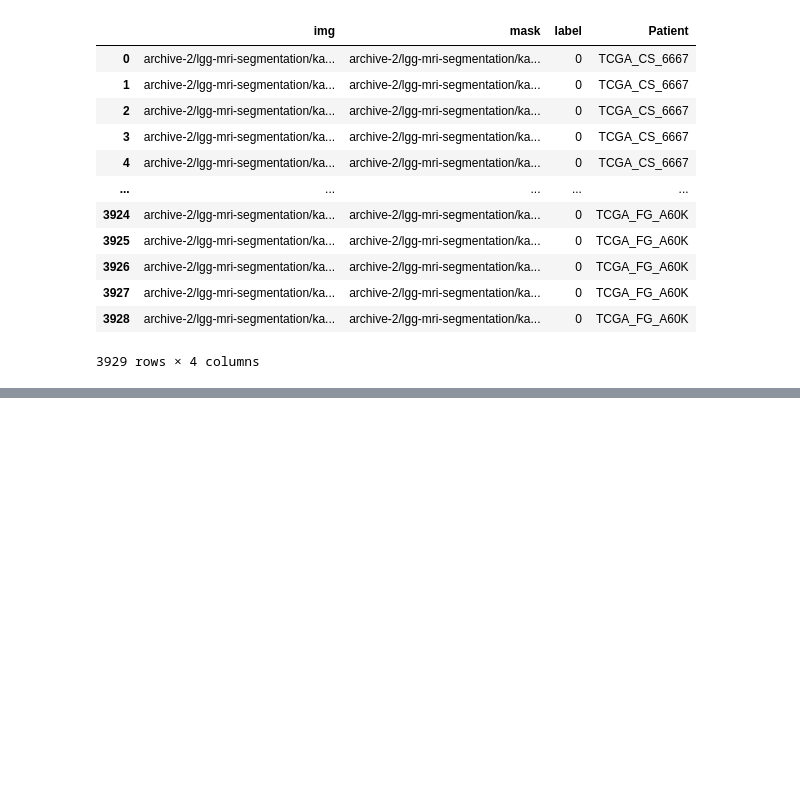
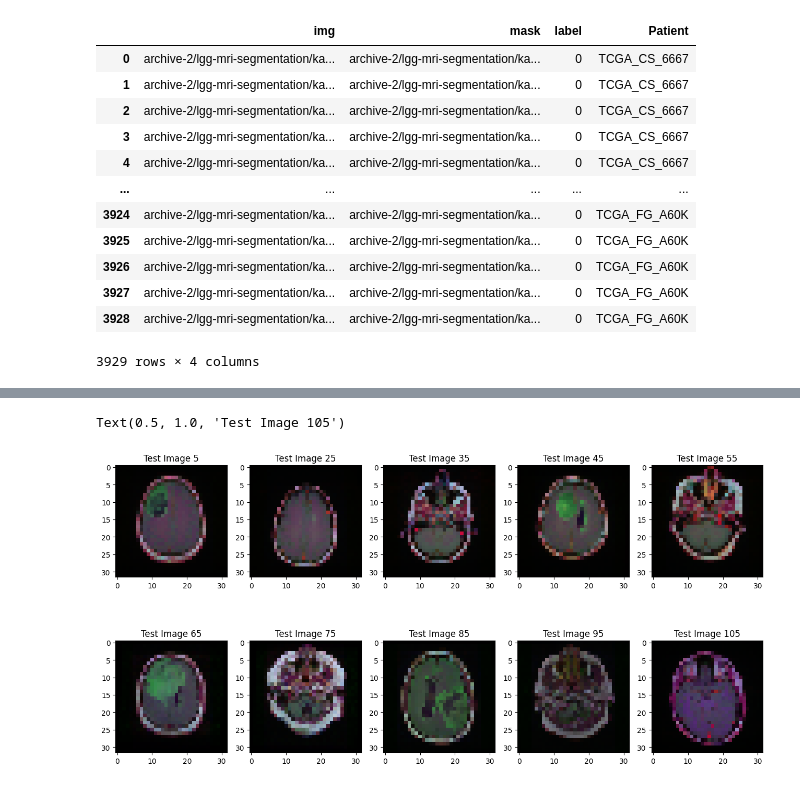
Before and after one commit to b4yc/segmentation, a Jupyter notebook: segmentation.ipynb, the cells around one changed output, grey strips where cells are left out. Saved outputs shown, nothing was run; the diff lists cells and outputs as text; code cells hidden in the pictures; blank space fills up the shorter version.

```diff
--- a/segmentation.ipynb
+++ b/segmentation.ipynb
@@ -306,0 +322,35 @@ plt.imshow(y_test[20])
+# %%
+plt.figure(figsize=(16,8))
+plt.subplot(251)
+plt.imshow(x_test[5])
+plt.title('Test Image 5')
+plt.subplot(252)
+plt.imshow(x_test[25])
+plt.title('Test Image 25')
+plt.subplot(253)
+plt.imshow(x_test[35])
+plt.title('Test Image 35')
+plt.subplot(254)
+plt.imshow(x_test[45])
+plt.title('Test Image 45')
+plt.subplot(255)
+plt.imshow(x_test[55])
+plt.title('Test Image 55')
+plt.subplot(256)
+plt.imshow(x_test[65])
+plt.title('Test Image 65')
+plt.subplot(257)
+plt.imshow(x_test[75])
+plt.title('Test Image 75')
+plt.subplot(258)
+plt.imshow(x_test[85])
+plt.title('Test Image 85')
+plt.subplot(259)
+plt.imshow(x_test[95])
+plt.title('Test Image 95')
+plt.subplot(2,5,10)
+plt.imshow(x_test[105])
+plt.title('Test Image 105')
+# %% [output]
+Text(0.5, 1.0, 'Test Image 105')
+[figure, added]
```
Also changed, not shown: parts of 10 cells of this notebook.
